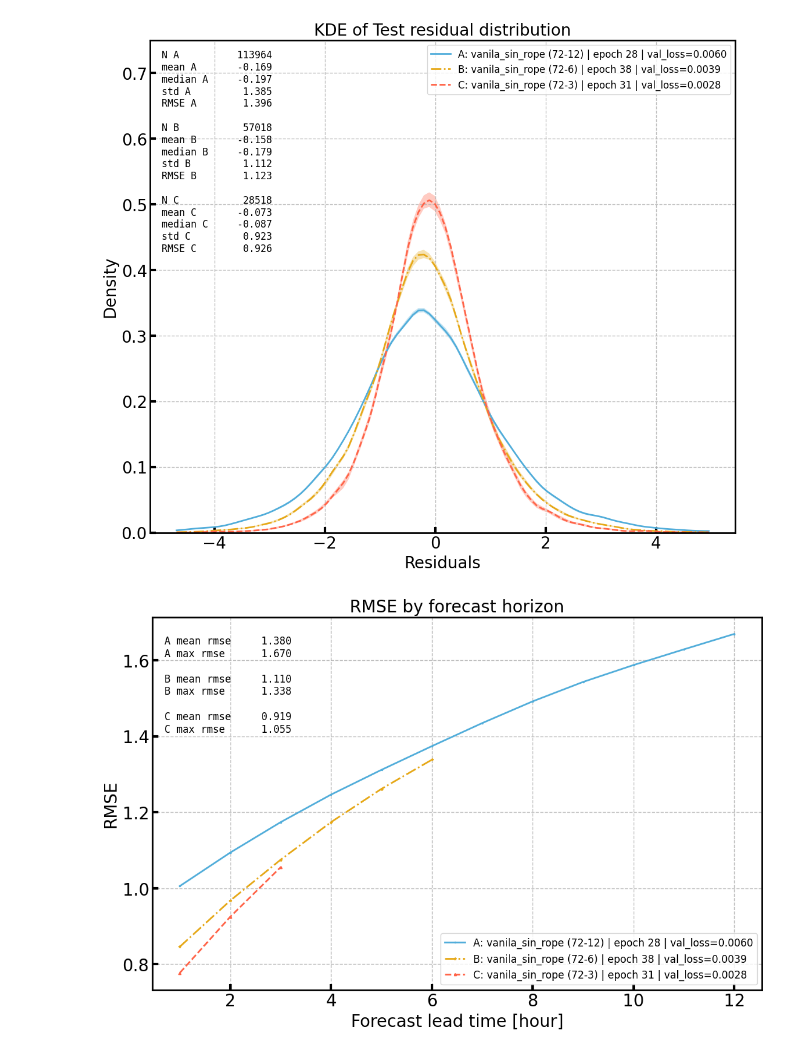
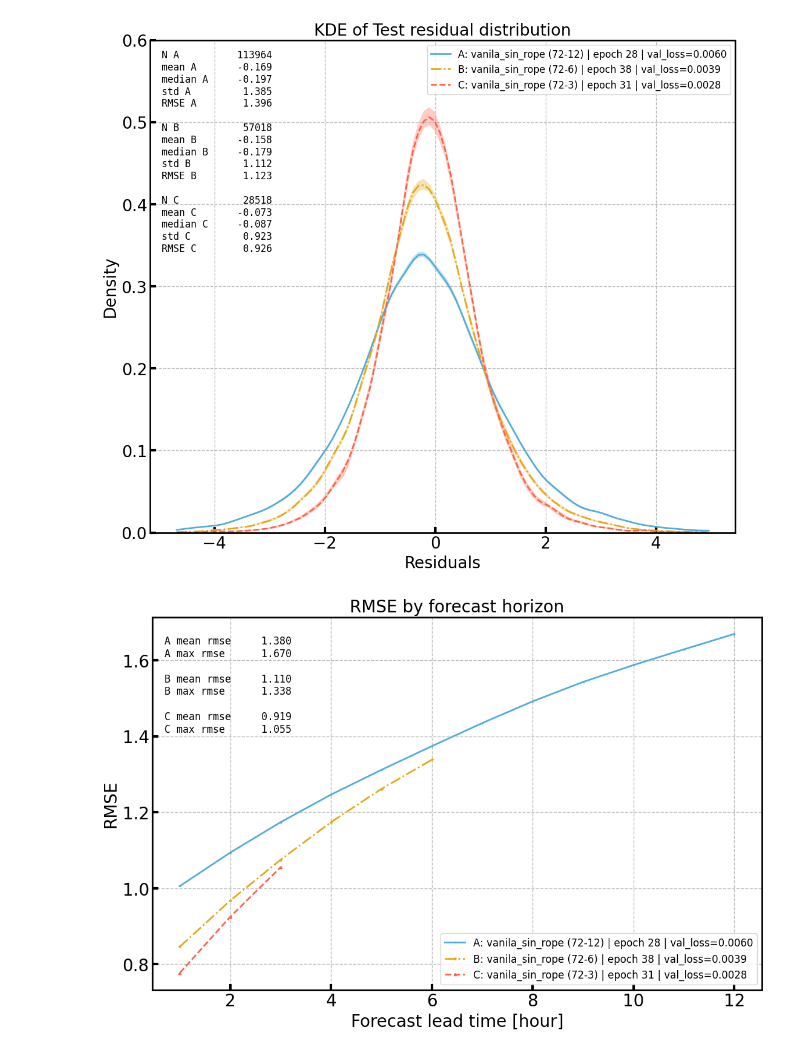
Before and after one commit to KUcyans/MeteoFormer, a Jupyter notebook: TemperatureTest_horizon.ipynb, the cells around one changed output. Saved outputs shown, nothing was run; the diff lists cells and outputs as text; code cells hidden in the pictures.

```diff
--- a/TemperatureTest_horizon.ipynb
+++ b/TemperatureTest_horizon.ipynb
@@ -248,6 +248,7 @@ def bootstrap_kde_band(
 def plot_all_residual_distribution_kde(
     df_all: pd.DataFrame,
     bandwidth: float | None = None,
+    y_max: float = 1.0,
     n_grid: int = 100,
     scale_to_counts: bool = False,
     reference_binwidth: float = 0.333,
@@ -351,7 +352,7 @@ def plot_all_residual_distribution_kde(
     ax.set_xlabel("Residuals")
     ax.set_title("KDE of Test residual distribution")
     ax.legend(fontsize=12, loc="upper right")
-    ax.set_ylim(0, 0.75)
+    ax.set_ylim(0, y_max)
 
     split_idx = 8
 
@@ -377,10 +378,10 @@ def plot_all_residual_distribution_kde(
 # %%
 df_horizon = load_test_residuals_from_runs(runs_horizon, base=base)
 # %%
-plot_all_residual_distribution_kde(df_horizon)
+plot_all_residual_distribution_kde(df_horizon, y_max=0.60)
 #
 # %% [output]
-[figure, old version]
+[figure, new version]
 # %%
 def compute_horizon_metrics(df: pd.DataFrame) -> pd.DataFrame:
     """
```
Also changed, not shown: 3 other files.
